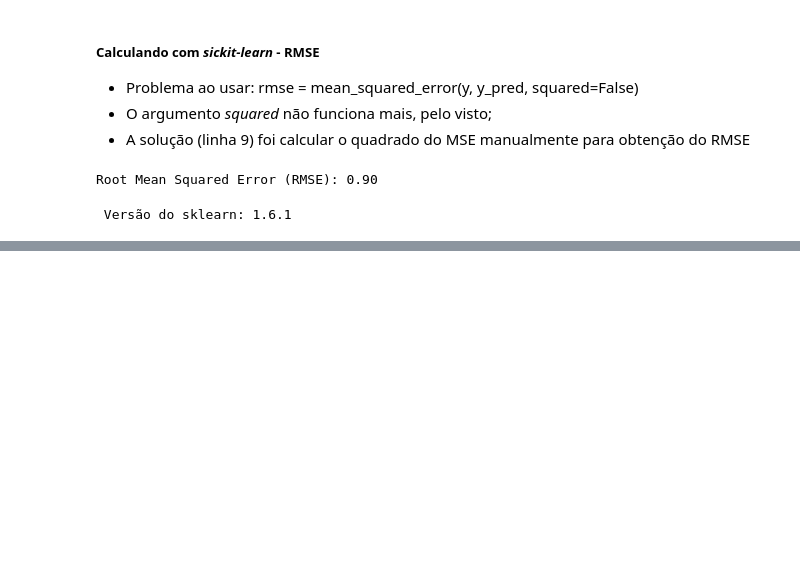
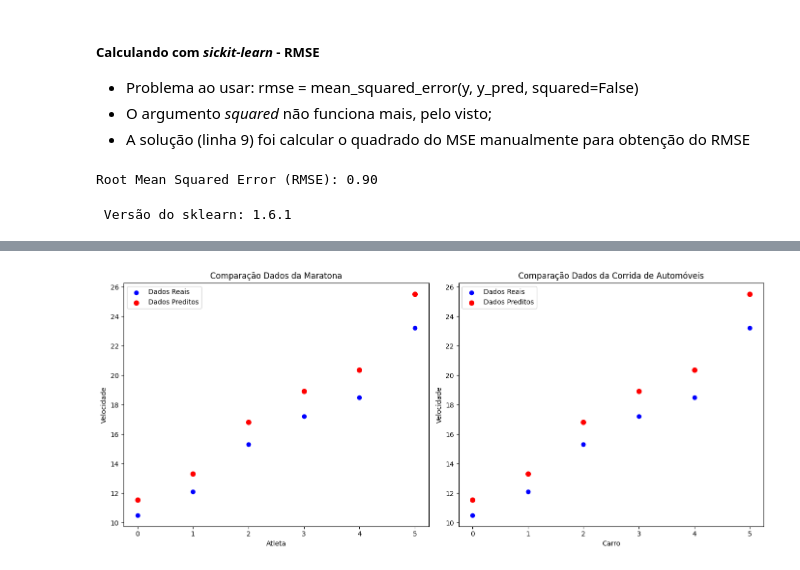
Before and after one commit to mariotlemes/pos-NLP, a Jupyter notebook: src/M4-regressao/regressao-parte2-METRICAS.ipynb, the cells around one changed output, grey strips where cells are left out. Cells and saved outputs as stored; diff of their text form; code cells hidden in the pictures; blank space fills up the shorter version.

```diff
--- a/src/M4-regressao/regressao-parte2-METRICAS.ipynb
+++ b/src/M4-regressao/regressao-parte2-METRICAS.ipynb
@@ -320,0 +377,4 @@ print(f" Versão do sklearn: {sklearn.__version__}")
+# %%
+# criar um dataframe com os valores
+df_maratona = pd.DataFrame({'y': y_foot, 'y_pred': y_foot_pred})
+df_maratona
@@ -320,0 +389,4 @@ print(f" Versão do sklearn: {sklearn.__version__}")
+# %%
+df_carros = pd.DataFrame({'y': y_foot, 'y_pred': y_foot_pred})
+
+df_carros
@@ -320,0 +401,25 @@ print(f" Versão do sklearn: {sklearn.__version__}")
+# %%
+# Criar as subplots
+fig, axs = plt.subplots(1, 2, figsize=(14, 6))
+
+# Plotar os resíduos ao quadrado individuais
+axs[0].scatter(df_maratona.index, df_maratona['y'], color='blue', label='Dados Reais')
+axs[0].scatter(df_maratona.index, df_maratona['y_pred'], color='red', linewidth=2, label='Dados Preditos')
+axs[0].set_xlabel('Atleta')
+axs[0].set_ylabel('Velocidade')
+axs[0].set_title('Comparação Dados da Maratona')
+axs[0].legend()
+
+# Plotar os resíduos ao quadrado individuais
+axs[1].scatter(df_carros.index, df_carros['y'], color='blue', label='Dados Reais')
+axs[1].scatter(df_carros.index, df_carros['y_pred'], color='red', linewidth=2, label='Dados Preditos')
+axs[1].set_xlabel('Carro')
+axs[1].set_ylabel('Velocidade')
+axs[1].set_title('Comparação Dados da Corrida de Automóveis')
+axs[1].legend()
+
+# Mostrar os gráficos
+plt.tight_layout()
+plt.show()
+# %% [output]
+[figure, added]
```
Also changed, not shown: parts of 6 cells of this notebook.
